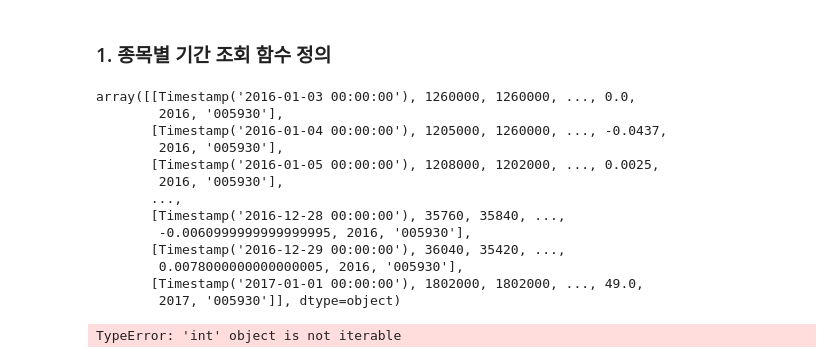
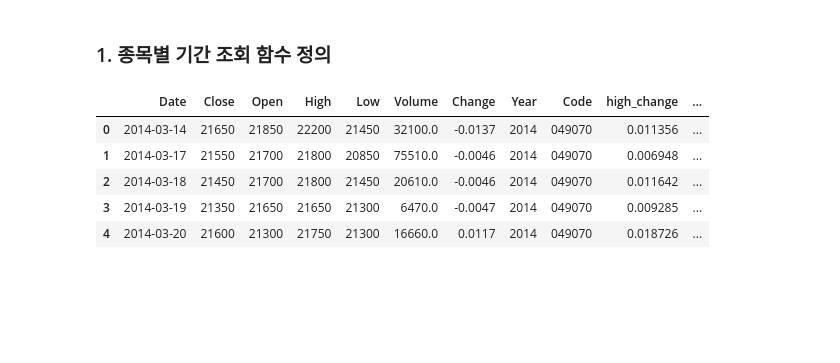
Before and after one commit to MKJJO/S_Project, a Jupyter notebook: 04_종목별연도별_상승하락일수.ipynb, the cells around one changed output. Drawn from its saved outputs; the diff is of its cells as text; code cells hidden in the pictures; blank space fills up the shorter version.

```diff
--- a/04_종목별연도별_상승하락일수.ipynb
+++ b/04_종목별연도별_상승하락일수.ipynb
@@ -45,21 +49 @@ def stock_select(code,strt_year='2012', end_date='2018-09-30'):
     return stock_df
-# %%
-stock_df.values
-# %% [output]
-array([[Timestamp('2016-01-03 00:00:00'), 1260000, 1260000, ..., 0.0,
-        2016, '005930'],
-       [Timestamp('2016-01-04 00:00:00'), 1205000, 1260000, ..., -0.0437,
-        2016, '005930'],
-       [Timestamp('2016-01-05 00:00:00'), 1208000, 1202000, ..., 0.0025,
-        2016, '005930'],
-       ...,
-       [Timestamp('2016-12-28 00:00:00'), 35760, 35840, ...,
-        -0.0060999999999999995, 2016, '005930'],
-       [Timestamp('2016-12-29 00:00:00'), 36040, 35420, ...,
-        0.0078000000000000005, 2016, '005930'],
-       [Timestamp('2017-01-01 00:00:00'), 1802000, 1802000, ..., 49.0,
-        2017, '005930']], dtype=object)
-# %%
-stock_df['Year'].map(lambda x:min(x))
-# %% [output]
-TypeError: 'int' object is not iterable
@@ -68 +50,11 @@ stock_df = stock_select('005930', '2016','2017')
+# %%
+stock_df = stock_select('049070', '2012','2015')
+stock_df.head()
+# %% [output]
+|  | Date | Close | Open | High | Low | Volume | Change | Year | Code | high_change | ... |
+| 0 | 2014-03-14 | 21650 | 21850 | 22200 | 21450 | 32100.0 | -0.0137 | 2014 | 049070 | 0.011356 | ... |
+| 1 | 2014-03-17 | 21550 | 21700 | 21800 | 20850 | 75510.0 | -0.0046 | 2014 | 049070 | 0.006948 | ... |
+| 2 | 2014-03-18 | 21450 | 21700 | 21800 | 21450 | 20610.0 | -0.0046 | 2014 | 049070 | 0.011642 | ... |
+| 3 | 2014-03-19 | 21350 | 21650 | 21650 | 21300 | 6470.0 | -0.0047 | 2014 | 049070 | 0.009285 | ... |
+| 4 | 2014-03-20 | 21600 | 21300 | 21750 | 21300 | 16660.0 | 0.0117 | 2014 | 049070 | 0.018726 | ... |
 # %%
```
Also changed, not shown: parts of 8 cells of this notebook, 8 other files.
